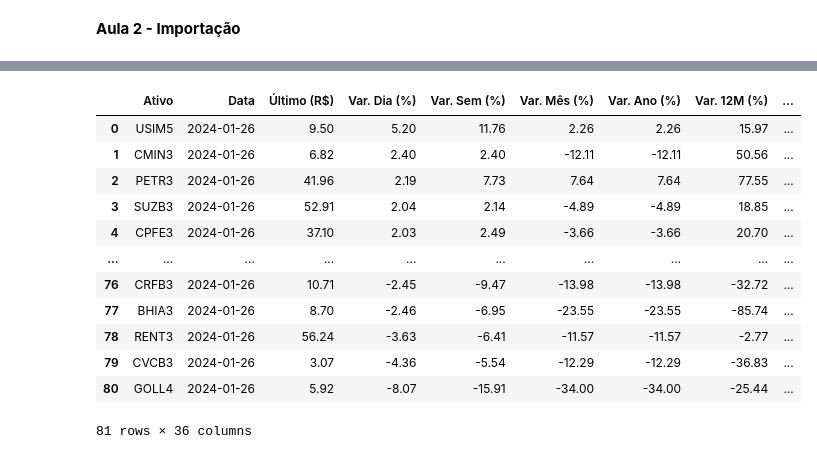
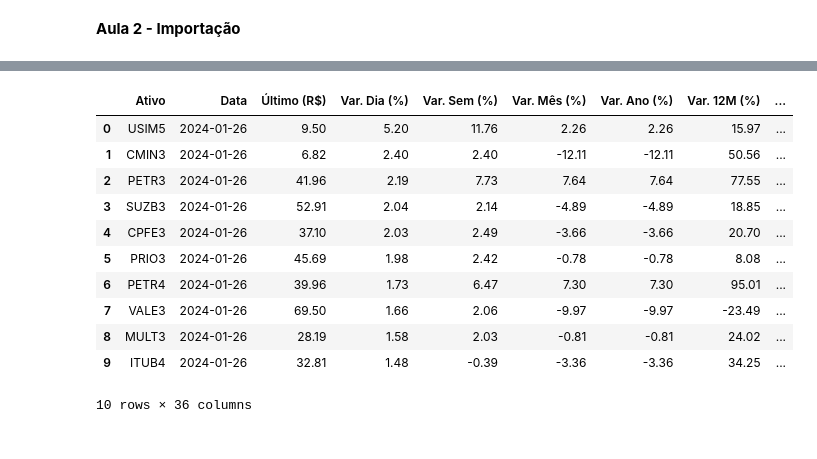
Before and after one commit to ArthurGabrielFreitas/An-lise-de-dados-imers-odev, a Jupyter notebook: Aulas.ipynb, the cells around one changed output, grey strips where cells are left out. Drawn from its saved outputs; the diff is of its cells as text; code cells hidden in the pictures.

Commit message:
Aula 3 - Manipulação e criação de dataframes, exemplos de gráficos. Importação da planilha. Início de análises.

```diff
--- a/Aulas.ipynb
+++ b/Aulas.ipynb
@@ -7,18 +26,20 @@ import pandas as pd
+# %%
+pd.options.display.float_format = "{:.2f}".format
 # %%
-df_principal = pd.read_excel("/content/Tabela de ações - aula 01.xlsx", sheet_name="Principal")
+df_principal = pd.read_excel("/content/Tabela de ações.xlsx", sheet_name="Principal")
+
 df_principal.head(10)
 # %% [output]
 |  | Ativo | Data | Último (R$) | Var. Dia (%) | Var. Sem (%) | Var. Mês (%) | Var. Ano (%) | Var. 12M (%) | ... |
 | 0 | USIM5 | 2024-01-26 | 9.50 | 5.20 | 11.76 | 2.26 | 2.26 | 15.97 | ... |
 | 1 | CMIN3 | 2024-01-26 | 6.82 | 2.40 | 2.40 | -12.11 | -12.11 | 50.56 | ... |
 | 2 | PETR3 | 2024-01-26 | 41.96 | 2.19 | 7.73 | 7.64 | 7.64 | 77.55 | ... |
 | 3 | SUZB3 | 2024-01-26 | 52.91 | 2.04 | 2.14 | -4.89 | -4.89 | 18.85 | ... |
 | 4 | CPFE3 | 2024-01-26 | 37.10 | 2.03 | 2.49 | -3.66 | -3.66 | 20.70 | ... |
-| ... | ... | ... | ... | ... | ... | ... | ... | ... | ... |
-| 76 | CRFB3 | 2024-01-26 | 10.71 | -2.45 | -9.47 | -13.98 | -13.98 | -32.72 | ... |
-| 77 | BHIA3 | 2024-01-26 | 8.70 | -2.46 | -6.95 | -23.55 | -23.55 | -85.74 | ... |
-| 78 | RENT3 | 2024-01-26 | 56.24 | -3.63 | -6.41 | -11.57 | -11.57 | -2.77 | ... |
-| 79 | CVCB3 | 2024-01-26 | 3.07 | -4.36 | -5.54 | -12.29 | -12.29 | -36.83 | ... |
-| 80 | GOLL4 | 2024-01-26 | 5.92 | -8.07 | -15.91 | -34.00 | -34.00 | -25.44 | ... |
+| 5 | PRIO3 | 2024-01-26 | 45.69 | 1.98 | 2.42 | -0.78 | -0.78 | 8.08 | ... |
+| 6 | PETR4 | 2024-01-26 | 39.96 | 1.73 | 6.47 | 7.30 | 7.30 | 95.01 | ... |
+| 7 | VALE3 | 2024-01-26 | 69.50 | 1.66 | 2.06 | -9.97 | -9.97 | -23.49 | ... |
+| 8 | MULT3 | 2024-01-26 | 28.19 | 1.58 | 2.03 | -0.81 | -0.81 | 24.02 | ... |
+| 9 | ITUB4 | 2024-01-26 | 32.81 | 1.48 | -0.39 | -3.36 | -3.36 | 34.25 | ... |
-81 rows × 36 columns
+10 rows × 36 columns
 # %%
```
Also changed, not shown: parts of 22 cells of this notebook.
